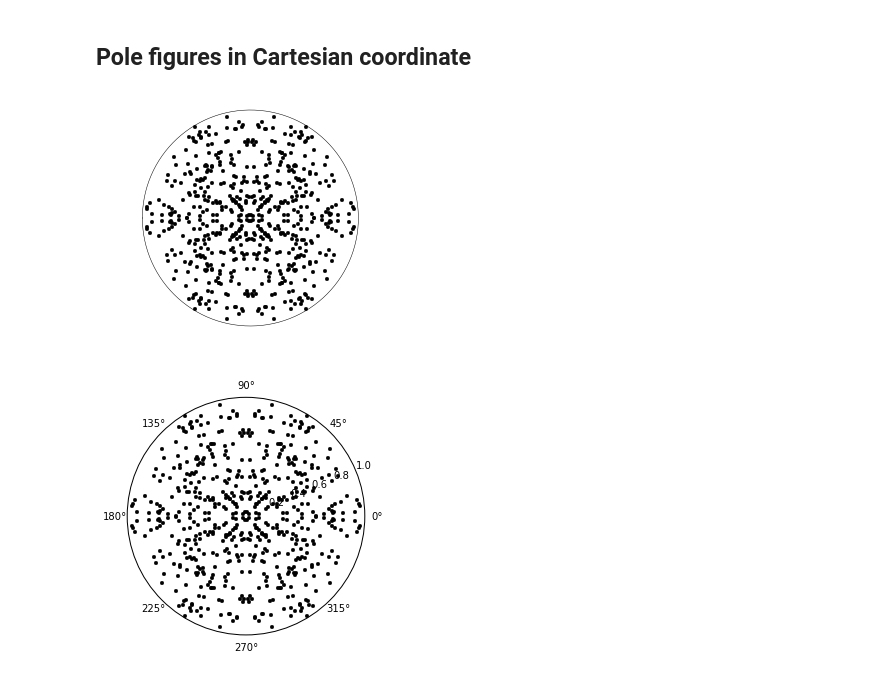
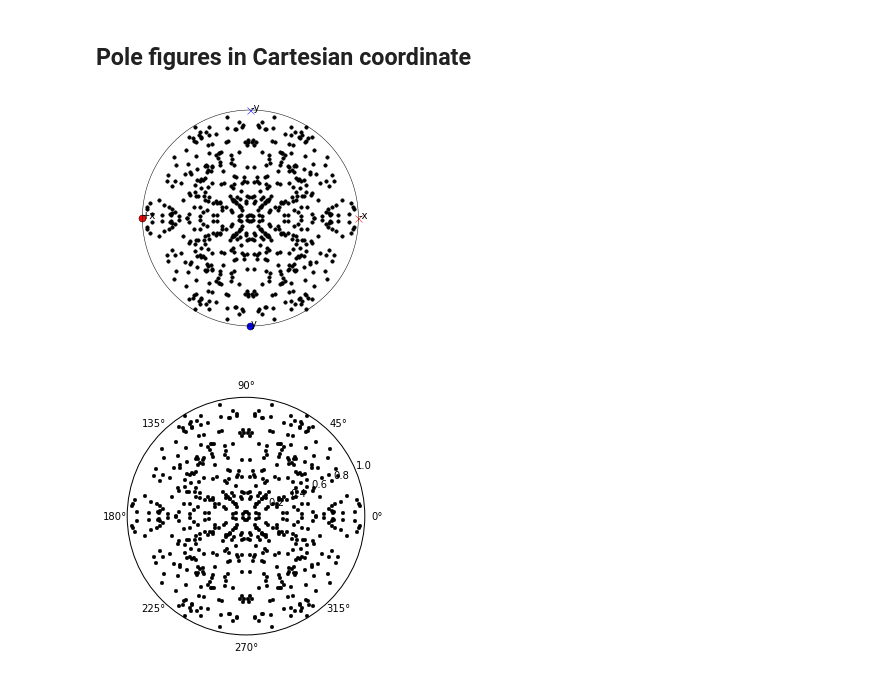
Before and after one commit to usnistgov/texture, a Jupyter notebook: ipynb/UPF_Algorithm.ipynb, the cells around one changed output. Saved outputs shown, nothing was run; the diff lists cells and outputs as text; code cells hidden in the pictures.

```diff
--- a/ipynb/UPF_Algorithm.ipynb
+++ b/ipynb/UPF_Algorithm.ipynb
@@ -188,22 +172,45 @@ time spent for plotting:           7 [sec]
 # %%
 fig=plt.figure()
 ax=fig.add_subplot(111)
 
 for i in xrange(len(poles_sa)):
     #X,Y = upf.projection(pole=poles_sa[i])
     X,Y = proj_f(poles_sa[i])
     if (X**2+Y**2)<=1:
         ax.plot(X,Y,'k.')
+
+xs=np.array([1.,0,0.])
+xs_=np.array([-1.,0,0.])
+ys=np.array([0,1.,0])
+ys_=np.array([0,-1.,0])
+zs=np.array([0,0,-1.])
+
+X,Y=proj_f(xs)
+ax.plot(X,Y,'ro')
+ax.text(X,Y,'+x')
+X,Y=proj_f(xs_)
+ax.plot(X,Y,'rx')
+ax.text(X,Y,'-x')
+X,Y=proj_f(ys)
+ax.plot(X,Y,'bo')
+ax.text(X,Y,'y')
+X,Y=proj_f(ys_)
+ax.plot(X,Y,'bx')
+ax.text(X,Y,'-y')
+# X,Y=proj_f(zs)
+# print 'zs,X,Y',zs,X,Y
+# ax.plot(X,Y,'yo')
+
 ths=np.linspace(-np.pi,pi,360)
 xs=np.cos(ths);ys=np.sin(ths)
 plot(xs,ys,'-',color='k',lw=0.5)
 
 ax.set_xlim(-1.1,1.1)
 ax.set_ylim(-1.1,1.1)
 ax.set_aspect('equal')
 ax.set_axis_off()
 # %% [output]
-[figure, old version]
+[figure, new version]
 # %%
 fig=plt.figure()
 ax = plt.subplot(111, projection='polar')
```
Also changed, not shown: parts of 3 cells of this notebook, 2 other files.
